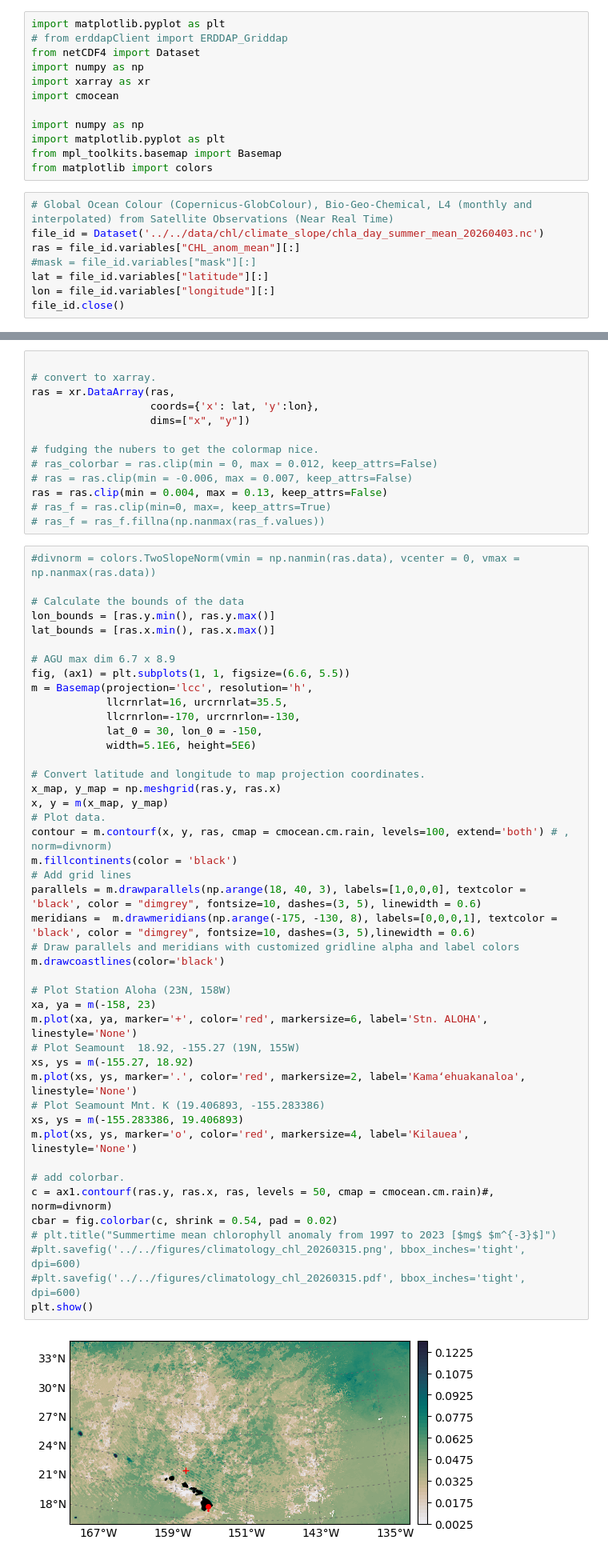
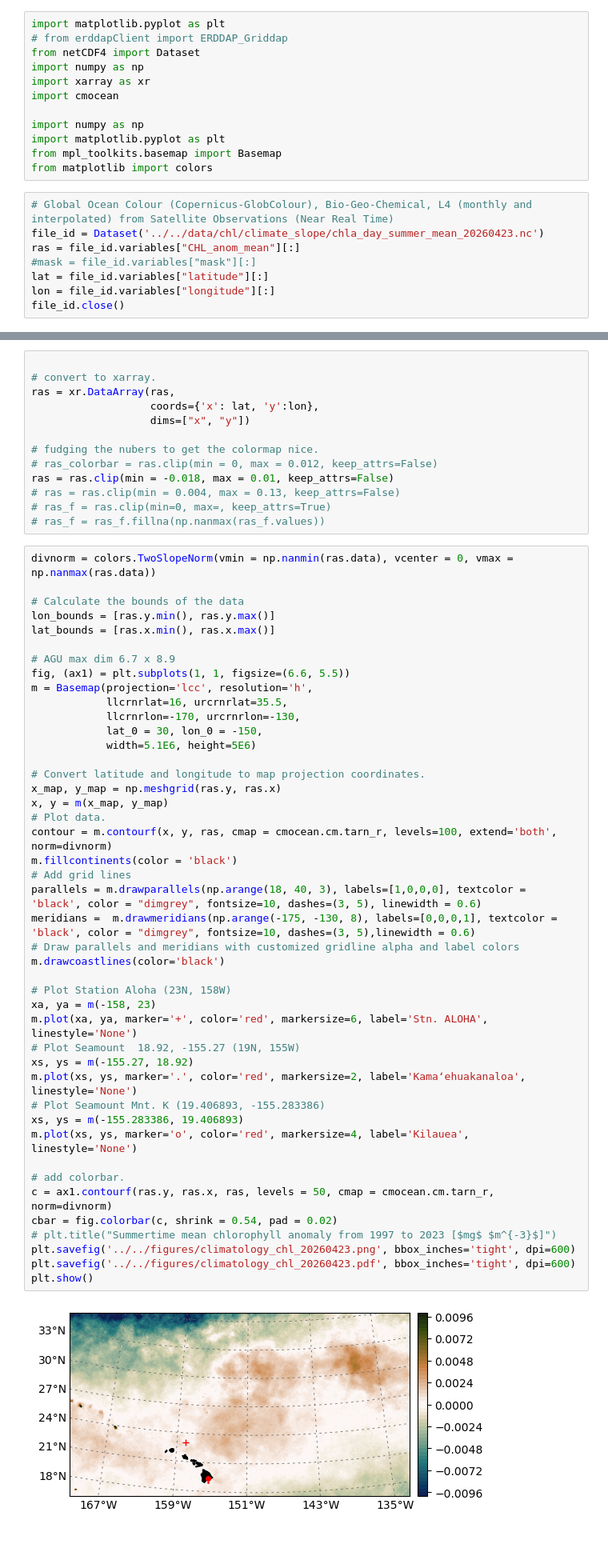
Before and after one commit to jamiesash/climate, a Jupyter notebook: code/pycode/sum_climatology_fig.ipynb, the cells around one changed output, grey strips where cells are left out. Shown at 80% size. Saved outputs shown, nothing was run; the diff lists cells and outputs as text.

Commit message:
mostly figure updates

```diff
--- a/code/pycode/sum_climatology_fig.ipynb
+++ b/code/pycode/sum_climatology_fig.ipynb
@@ -12,7 +12,7 @@ from mpl_toolkits.basemap import Basemap
 from matplotlib import colors
 # %%
 # Global Ocean Colour (Copernicus-GlobColour), Bio-Geo-Chemical, L4 (monthly and interpolated) from Satellite Observations (Near Real Time)
-file_id = Dataset('../../data/chl/climate_slope/chla_day_summer_mean_20260403.nc')
+file_id = Dataset('../../data/chl/climate_slope/chla_day_summer_mean_20260423.nc')
 ras = file_id.variables["CHL_anom_mean"][:]
 #mask = file_id.variables["mask"][:]
 lat = file_id.variables["latitude"][:]
@@ -33,12 +27,12 @@ ras = xr.DataArray(ras,
 
 # fudging the nubers to get the colormap nice.
 # ras_colorbar = ras.clip(min = 0, max = 0.012, keep_attrs=False)
-# ras = ras.clip(min = -0.006, max = 0.007, keep_attrs=False)
-ras = ras.clip(min = 0.004, max = 0.13, keep_attrs=False)
+ras = ras.clip(min = -0.018, max = 0.01, keep_attrs=False)
+# ras = ras.clip(min = 0.004, max = 0.13, keep_attrs=False)
 # ras_f = ras.clip(min=0, max=, keep_attrs=True)
 # ras_f = ras_f.fillna(np.nanmax(ras_f.values))
 # %%
-#divnorm = colors.TwoSlopeNorm(vmin = np.nanmin(ras.data), vcenter = 0, vmax = np.nanmax(ras.data))
+divnorm = colors.TwoSlopeNorm(vmin = np.nanmin(ras.data), vcenter = 0, vmax = np.nanmax(ras.data))
 
 # Calculate the bounds of the data
 lon_bounds = [ras.y.min(), ras.y.max()]
@@ -51,35 +45,35 @@ m = Basemap(projection='lcc', resolution='h',
             llcrnrlon=-170, urcrnrlon=-130,
             lat_0 = 30, lon_0 = -150,
             width=5.1E6, height=5E6)
 
 # Convert latitude and longitude to map projection coordinates.
 x_map, y_map = np.meshgrid(ras.y, ras.x)
 x, y = m(x_map, y_map)
 # Plot data.
-contour = m.contourf(x, y, ras, cmap = cmocean.cm.rain, levels=100, extend='both') # , norm=divnorm)
+contour = m.contourf(x, y, ras, cmap = cmocean.cm.tarn_r, levels=100, extend='both', norm=divnorm)
 m.fillcontinents(color = 'black')
 # Add grid lines
 parallels = m.drawparallels(np.arange(18, 40, 3), labels=[1,0,0,0], textcolor = 'black', color = "dimgrey", fontsize=10, dashes=(3, 5), linewidth = 0.6)
 meridians =  m.drawmeridians(np.arange(-175, -130, 8), labels=[0,0,0,1], textcolor = 'black', color = "dimgrey", fontsize=10, dashes=(3, 5),linewidth = 0.6)
 # Draw parallels and meridians with customized gridline alpha and label colors
 m.drawcoastlines(color='black')
 
 # Plot Station Aloha (23N, 158W)
 xa, ya = m(-158, 23)
 m.plot(xa, ya, marker='+', color='red', markersize=6, label='Stn. ALOHA', linestyle='None')
 # Plot Seamount  18.92, -155.27 (19N, 155W)
 xs, ys = m(-155.27, 18.92)
 m.plot(xs, ys, marker='.', color='red', markersize=2, label='Kamaʻehuakanaloa', linestyle='None')
 # Plot Seamount Mnt. K (19.406893, -155.283386)
 xs, ys = m(-155.283386, 19.406893)
 m.plot(xs, ys, marker='o', color='red', markersize=4, label='Kilauea', linestyle='None')
 
 # add colorbar.
-c = ax1.contourf(ras.y, ras.x, ras, levels = 50, cmap = cmocean.cm.rain)#, norm=divnorm)
+c = ax1.contourf(ras.y, ras.x, ras, levels = 50, cmap = cmocean.cm.tarn_r, norm=divnorm)
 cbar = fig.colorbar(c, shrink = 0.54, pad = 0.02)
 # plt.title("Summertime mean chlorophyll anomaly from 1997 to 2023 [$mg$ $m^{-3}$]")
-#plt.savefig('../../figures/climatology_chl_20260315.png', bbox_inches='tight', dpi=600)
-#plt.savefig('../../figures/climatology_chl_20260315.pdf', bbox_inches='tight', dpi=600)
+plt.savefig('../../figures/climatology_chl_20260423.png', bbox_inches='tight', dpi=600)
+plt.savefig('../../figures/climatology_chl_20260423.pdf', bbox_inches='tight', dpi=600)
 plt.show()
 # %% [output]
-[figure, old version]
+[figure, new version]
```
Also changed, not shown: parts of 1 cell of this notebook, 17 other files.
